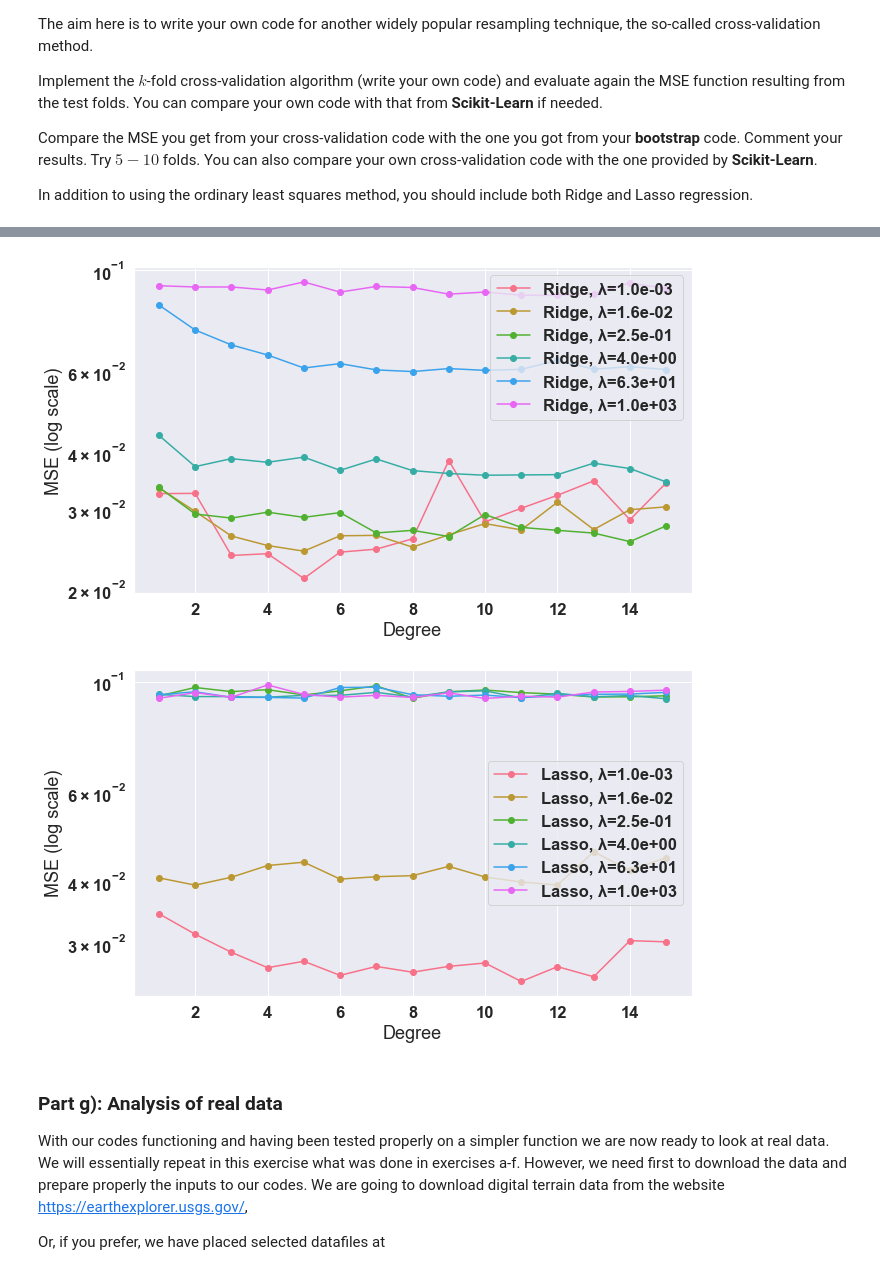
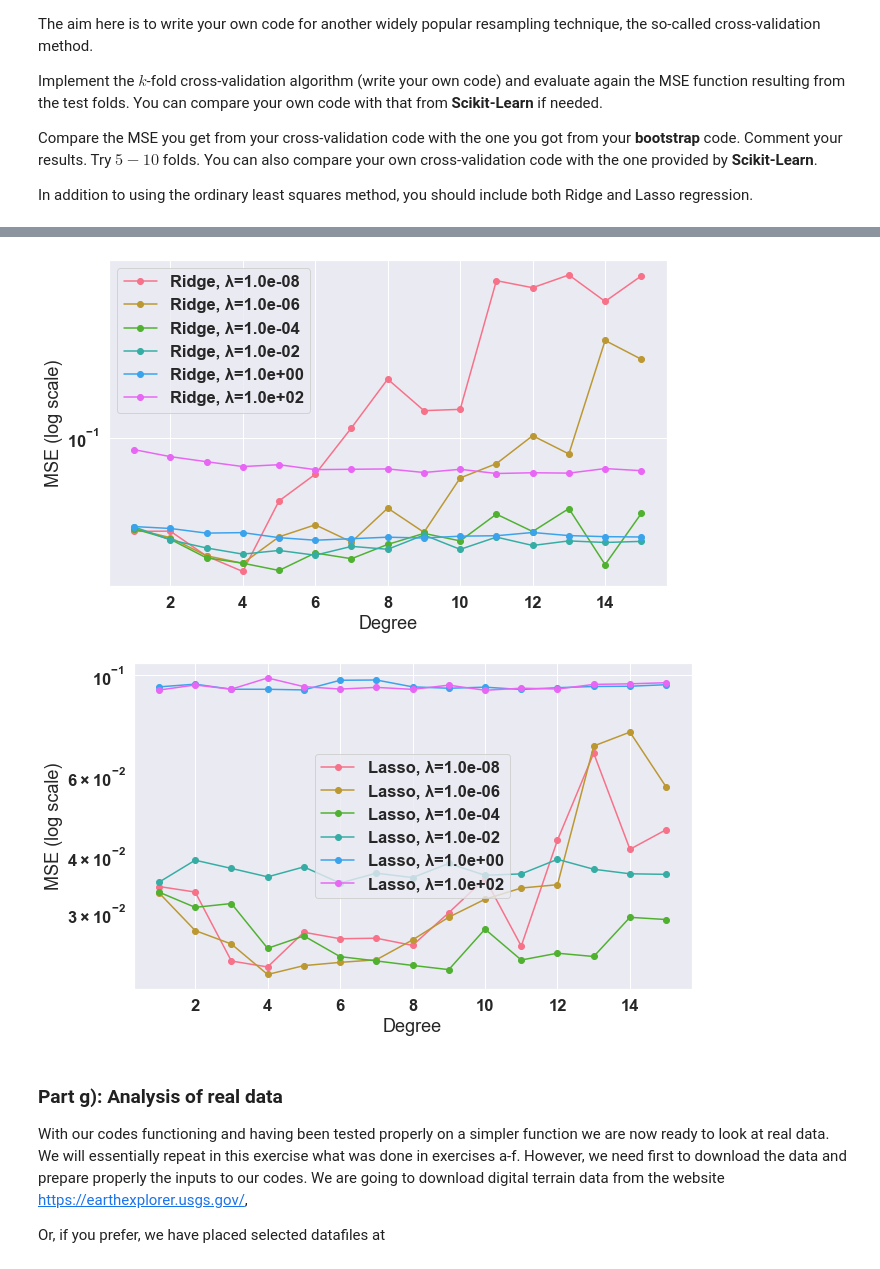
Before and after one commit to Mia-F/FYS_STK_Project_1, a Jupyter notebook: Project_1.ipynb, the cells around one changed output, grey strips where cells are left out. Saved outputs shown, nothing was run; the diff lists cells and outputs as text; code cells hidden in the pictures.

Commit message:
logspace

```diff
--- a/Project_1.ipynb
+++ b/Project_1.ipynb
@@ -926,7 +926,7 @@ data = np.column_stack((x, y))
 
 # Lambda values and colors
 nlambdas = 6  # reduced for better visualization
-lambdas = np.logspace(-3, 3, nlambdas)
+lambdas = np.logspace(-8, 2, nlambdas)
 colors = sns.color_palette("husl", nlambdas)  # using seaborn color palette
 
 # Degree setting
@@ -1049,7 +1049,7 @@ data = np.column_stack((x, y, z))
 
 # Lambda values and colors
 nlambdas = 6
-lambdas = np.logspace(-3, 3, nlambdas)
+lambdas = np.logspace(-8, 2, nlambdas)
 colors = sns.color_palette("husl", nlambdas)
 
 # Degree setting
@@ -1080,35 +1080,35 @@ plt.ylabel('MSE (log scale)')
 plt.yscale('log')
 plt.legend()
 plt.savefig('Ridge_crossval_mse_deg')
 plt.show()
 
 # Lasso Regression
 plt.figure(figsize=(10, 6))
 for i, lmb in enumerate(lambdas):
     mse_per_degree_lasso = []
     for degree in degrees:
         scores_KFold = np.zeros(k)
         k_fold_indices = k_fold(data, k)
         for j, (train_indices, test_indices) in enumerate(k_fold_indices):
             train, test = data[train_indices], data[test_indices]
             Xtrain = design_matrix(train[:,0], train[:,1], degree=degree)
             lasso = Lasso(alpha=lmb, max_iter=10000)
             lasso.fit(Xtrain, train[:,2])
             Xtest = design_matrix(test[:,0], test[:,1], degree=degree)
             zpred = lasso.predict(Xtest)
             scores_KFold[j] = np.mean((zpred.ravel() - test[:,2]) ** 2)
         mse_per_degree_lasso.append(np.mean(scores_KFold))
     plt.plot(degrees, mse_per_degree_lasso, marker='o', color=colors[i], label=f'Lasso, λ={lmb:.1e}')
 
 plt.xlabel('Degree')
 plt.ylabel('MSE (log scale)')
 plt.yscale('log')
 plt.legend()
 plt.savefig('Lasso_crossval_mse_deg')
 plt.show()
 # %% [output]
-[figure, old version]
+[figure, new version]
-[figure, old version]
+[figure, new version]
 # %% [markdown]
 ### Part g): Analysis of real data
 
```
Also changed, not shown: parts of 1 cell of this notebook, 3 other files.
